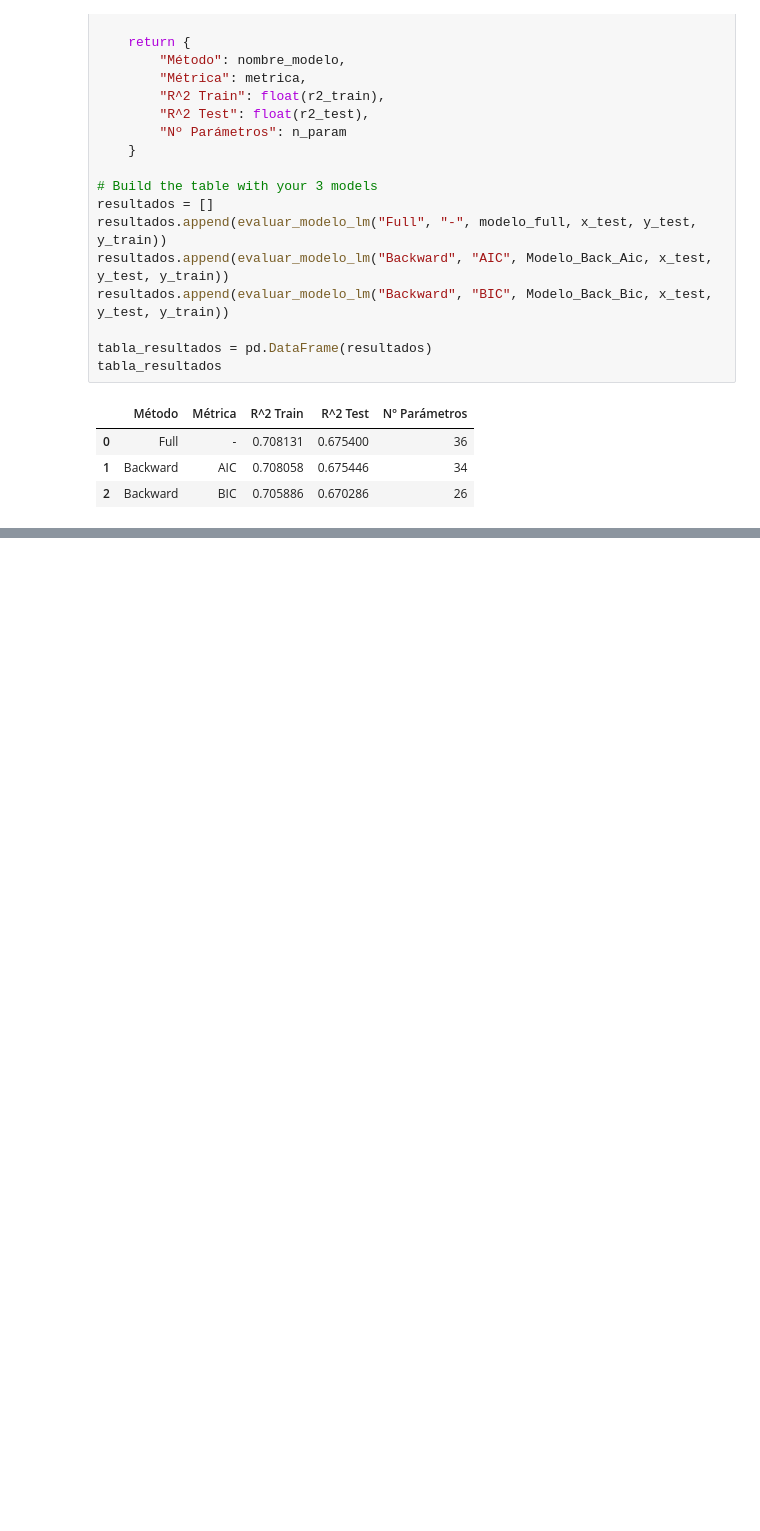
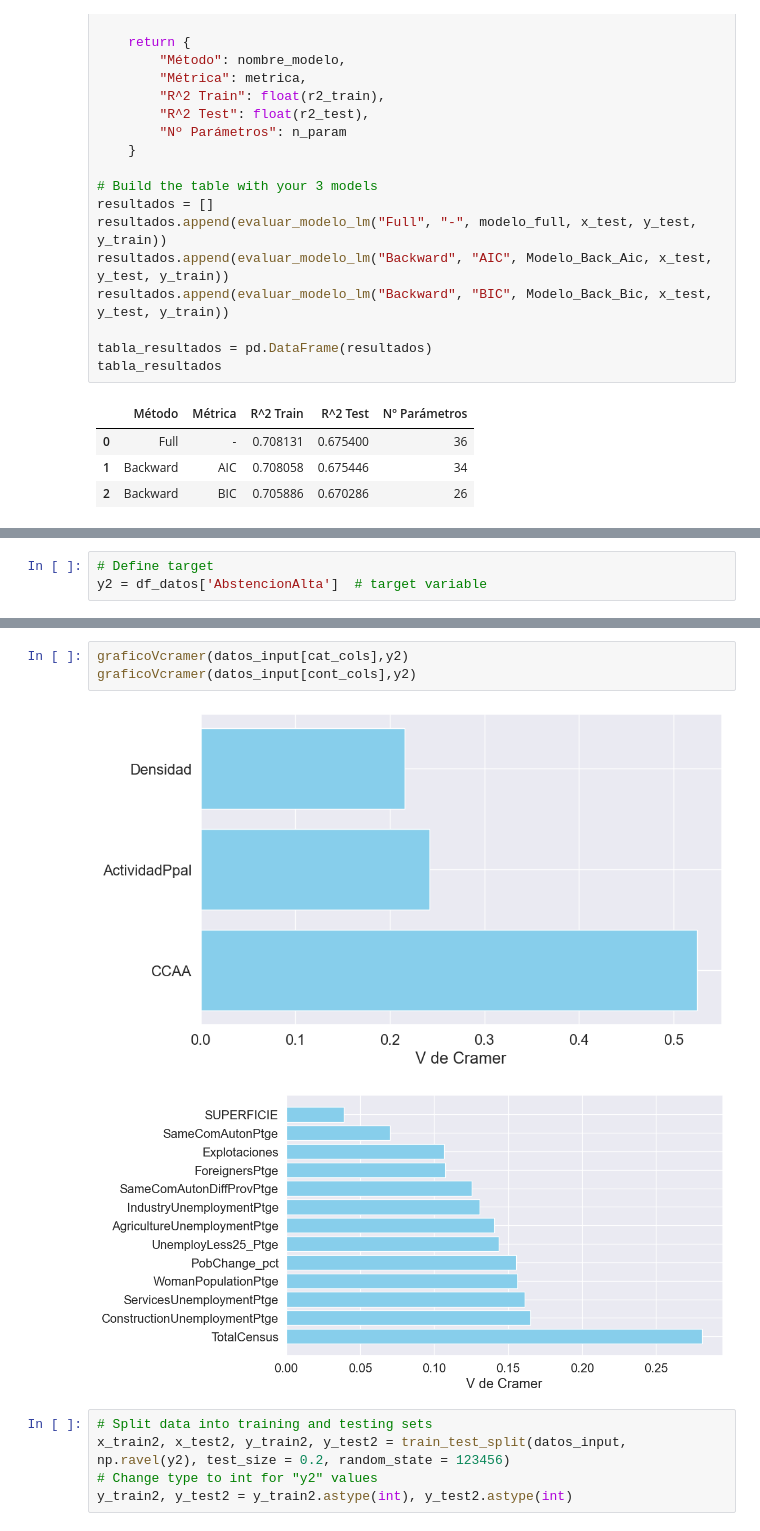
Before and after one commit to LeanderHS/Regresiones, a Jupyter notebook: Mineria_regresions01.ipynb, the cells around one changed output, grey strips where cells are left out. Saved outputs shown, nothing was run; the diff lists cells and outputs as text; blank space fills up the shorter version.

```diff
--- a/Mineria_regresions01.ipynb
+++ b/Mineria_regresions01.ipynb
@@ -543,0 +550,3 @@ tabla_resultados
+# %%
+# Define target
+y2 = df_datos['AbstencionAlta']  # target variable
@@ -543,0 +558,11 @@ tabla_resultados
+# %%
+graficoVcramer(datos_input[cat_cols],y2)
+graficoVcramer(datos_input[cont_cols],y2)
+# %% [output]
+[figure, added]
+[figure, added]
+# %%
+# Split data into training and testing sets
+x_train2, x_test2, y_train2, y_test2 = train_test_split(datos_input, np.ravel(y2), test_size = 0.2, random_state = 123456)
+# Change type to int for "y2" values
+y_train2, y_test2 = y_train2.astype(int), y_test2.astype(int)
```
Also changed, not shown: parts of 22 cells of this notebook, 1 other file.
